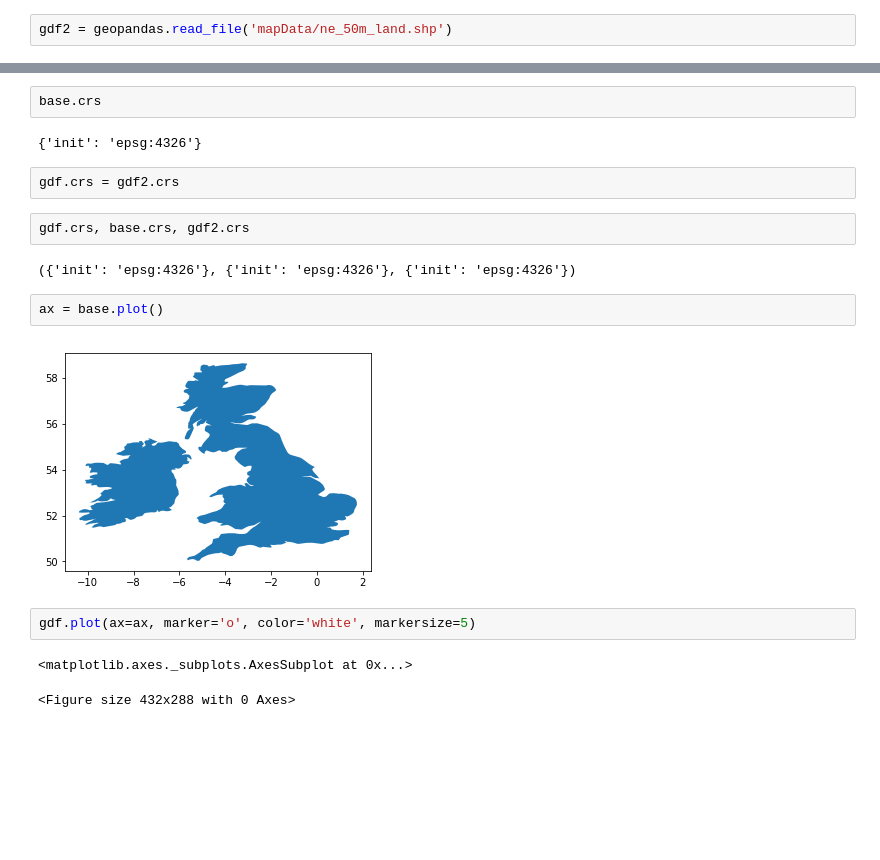
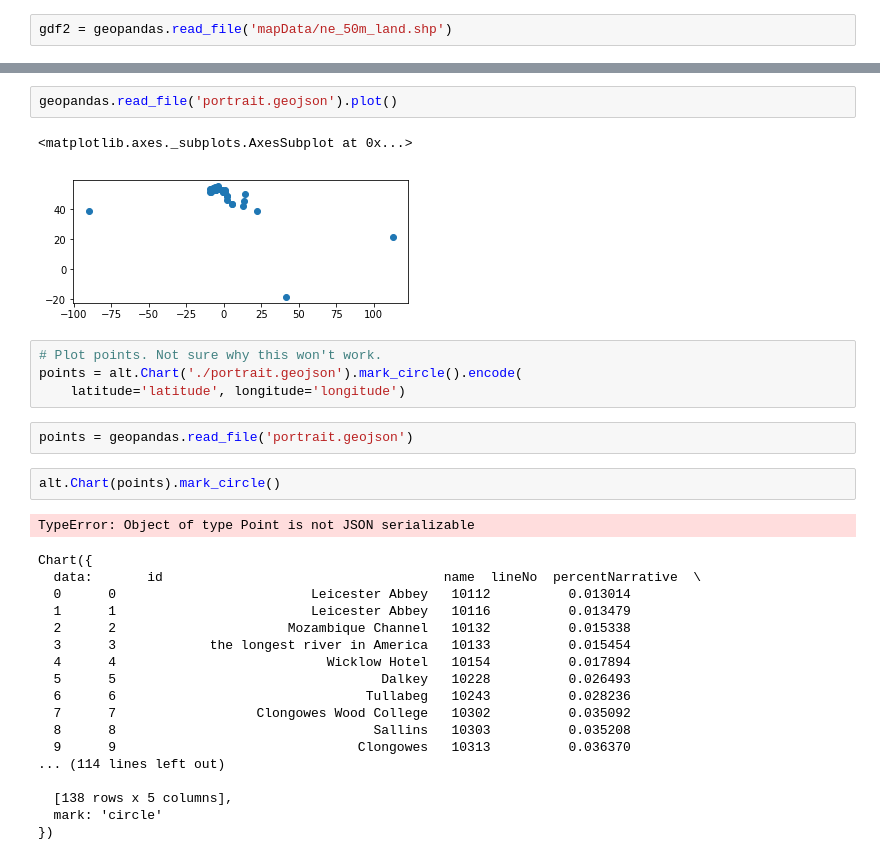
Before and after one commit to open-editions/corpus-joyce-portrait-TEI, a Jupyter notebook: analysis/analyze-geolocactions.ipynb, the cells around one changed output, grey strips where cells are left out. Saved outputs shown, nothing was run; the diff lists cells and outputs as text; blank space fills up the shorter version.

```diff
--- a/analysis/analyze-geolocactions.ipynb
+++ b/analysis/analyze-geolocactions.ipynb
@@ -54,19 +147,32 @@ Set CRS, whatever that is.
-# %%
-base.crs
-# %% [output]
-{'init': 'epsg:4326'}
-# %%
-gdf.crs = gdf2.crs
-# %%
-gdf.crs, base.crs, gdf2.crs
-# %% [output]
-({'init': 'epsg:4326'}, {'init': 'epsg:4326'}, {'init': 'epsg:4326'})
-# %%
-ax = base.plot()
-# %% [output]
-[figure, removed]
-# %%
-gdf.plot(ax=ax, marker='o', color='white', markersize=5)
-# %% [output]
-<matplotlib.axes._subplots.AxesSubplot at 0x...>
-<Figure size 432x288 with 0 Axes>
+# %%
+geopandas.read_file('portrait.geojson').plot()
+# %% [output]
+<matplotlib.axes._subplots.AxesSubplot at 0x...>
+[figure, added]
+# %%
+# Plot points. Not sure why this won't work.
+points = alt.Chart('./portrait.geojson').mark_circle().encode(
+    latitude='latitude', longitude='longitude')
+# %%
+points = geopandas.read_file('portrait.geojson')
+# %%
+alt.Chart(points).mark_circle()
+# %% [output]
+TypeError: Object of type Point is not JSON serializable
+Chart({
+  data:       id                                    name  lineNo  percentNarrative  \
+  0      0                         Leicester Abbey   10112          0.013014
+  1      1                         Leicester Abbey   10116          0.013479
+  2      2                      Mozambique Channel   10132          0.015338
+  3      3            the longest river in America   10133          0.015454
+  4      4                           Wicklow Hotel   10154          0.017894
+  5      5                                  Dalkey   10228          0.026493
+  6      6                                Tullabeg   10243          0.028236
+  7      7                  Clongowes Wood College   10302          0.035092
+  8      8                                 Sallins   10303          0.035208
+  9      9                               Clongowes   10313          0.036370
+... (114 lines left out)
+
+  [138 rows x 5 columns],
+  mark: 'circle'
+})
```
Also changed, not shown: parts of 24 cells of this notebook.
